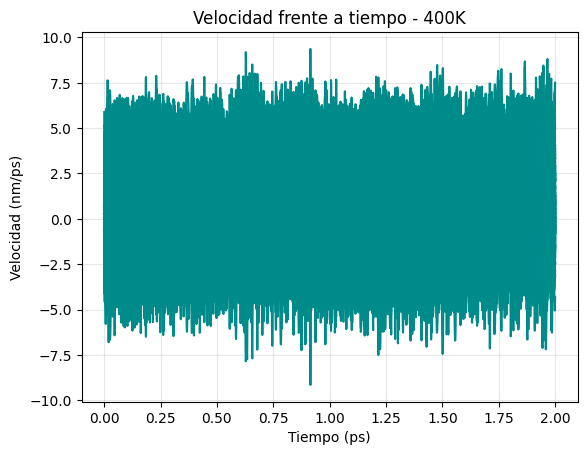
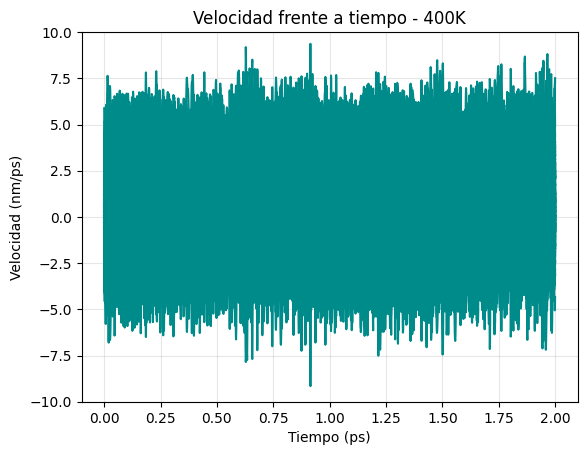
The notebook cell's code change between the first figure and the second:
--- before
+++ after
@@ -6,4 +6,5 @@
 plt.ylabel("Velocidad (nm/ps)") 
 plt.title("Velocidad frente a tiempo - 400K") 
+plt.ylim(-10, 10)
 plt.grid(alpha=0.3)
 plt.show()

Commit: Añadimos límites ylim